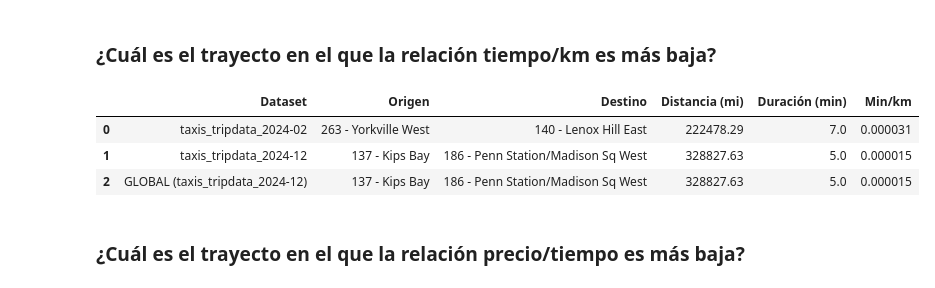
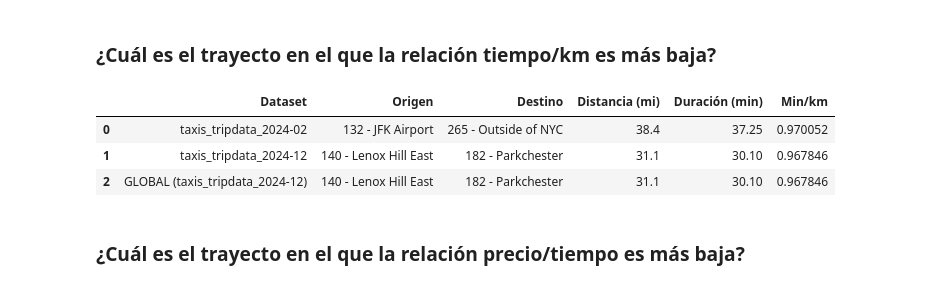
Before and after one commit to renerubio/NYC-TAXI, a Jupyter notebook: NYC_Taxi.ipynb, the cells around one changed output. Drawn from its saved outputs; the diff is of its cells as text; code cells hidden in the pictures.

```diff
--- a/NYC_Taxi.ipynb
+++ b/NYC_Taxi.ipynb
@@ -146,7 +144,7 @@ original_datasets = {
     "green_tripdata_2024-02": green_df_2024_02, # type: ignore
     "yellow_tripdata_2024-12": yellow_df_2024_12, # type: ignore
     "green_tripdata_2024-12": green_df_2024_12, # type: ignore
-    "yellow_tripdata_2009-02": yellow_df_2009_02, # type: ignore // Ejercicio 2.5
+    # "yellow_tripdata_2009-02": yellow_df_2009_02, # type: ignore // Ejercicio 2.5
 }
 
 # Liberar memoria de las variables ya cargadas
@@ -154,7 +152,7 @@ del yellow_df_2024_02 # type: ignore
 del green_df_2024_02 # type: ignore
 del yellow_df_2024_12 # type: ignore
 del green_df_2024_12 # type: ignore
-del yellow_df_2009_02 # type: ignore // Ejercicio 2.5
+# del yellow_df_2009_02 # type: ignore // Ejercicio 2.5
 # %% [markdown]
 ## Análisis de datos
 # %% [markdown]
@@ -759,6 +835,0 @@ unified_datasets = cargar_datasets_parquet("unified_datasets")
-# %%
-# mostrar si datasets originales y limpios tienen datos
-for name, df in unified_datasets.items():
-    print(f"{name}: {df.shape[0]:,} filas, {df.shape[1]} columnas")
-for name, df in cleaned_datasets.items():
-    print(f"{name}: {df.shape[0]:,} filas, {df.shape[1]} columnas")
@@ -1609,37 +1688,37 @@ def trayecto_menor_tiempo_por_km(datasets_dict):
         resultados.append({
             "Dataset": nombre,
             "Origen": f"{origen_id} - {zona_nombres.get(origen_id, 'Desconocido')}",
             "Destino": f"{destino_id} - {zona_nombres.get(destino_id, 'Desconocido')}",
             "Distancia (mi)": top["trip_distance"],
             "Duración (min)": top["trip_duration_min"],
             "Min/km": top["min_per_km"]
         })
 
         if global_min is None or top["min_per_km"] < global_min["min_per_km"]:
             global_min = top
             global_name = nombre
 
     if global_min is not None:
         origen_id = int(global_min["PULocationID"])
         destino_id = int(global_min["DOLocationID"])
         resultados.append({
             "Dataset": f"GLOBAL ({global_name})",
             "Origen": f"{origen_id} - {zona_nombres.get(origen_id, 'Desconocido')}",
             "Destino": f"{destino_id} - {zona_nombres.get(destino_id, 'Desconocido')}",
             "Distancia (mi)": global_min["trip_distance"],
             "Duración (min)": global_min["trip_duration_min"],
             "Min/km": global_min["min_per_km"]
         })
 
     return pd.DataFrame(resultados)
 
 # Ejecutar la función para encontrar el trayecto con menor tiempo/km
-trayecto_menor_tiempo_por_km(cleaned_added_datasets)
+trayecto_menor_tiempo_por_km(cleaned_datasets)
 # %% [output]
 |  | Dataset | Origen | Destino | Distancia (mi) | Duración (min) | Min/km |
-| 0 | taxis_tripdata_2024-02 | 263 - Yorkville West | 140 - Lenox Hill East | 222478.29 | 7.0 | 0.000031 |
-| 1 | taxis_tripdata_2024-12 | 137 - Kips Bay | 186 - Penn Station/Madison Sq West | 328827.63 | 5.0 | 0.000015 |
-| 2 | GLOBAL (taxis_tripdata_2024-12) | 137 - Kips Bay | 186 - Penn Station/Madison Sq West | 328827.63 | 5.0 | 0.000015 |
+| 0 | taxis_tripdata_2024-02 | 132 - JFK Airport | 265 - Outside of NYC | 38.4 | 37.25 | 0.970052 |
+| 1 | taxis_tripdata_2024-12 | 140 - Lenox Hill East | 182 - Parkchester | 31.1 | 30.10 | 0.967846 |
+| 2 | GLOBAL (taxis_tripdata_2024-12) | 140 - Lenox Hill East | 182 - Parkchester | 31.1 | 30.10 | 0.967846 |
 # %% [markdown]
 ### ¿Cuál es el trayecto en el que la relación precio/tiempo es más baja?
 # %%
```
Also changed, not shown: parts of 40 cells of this notebook.
